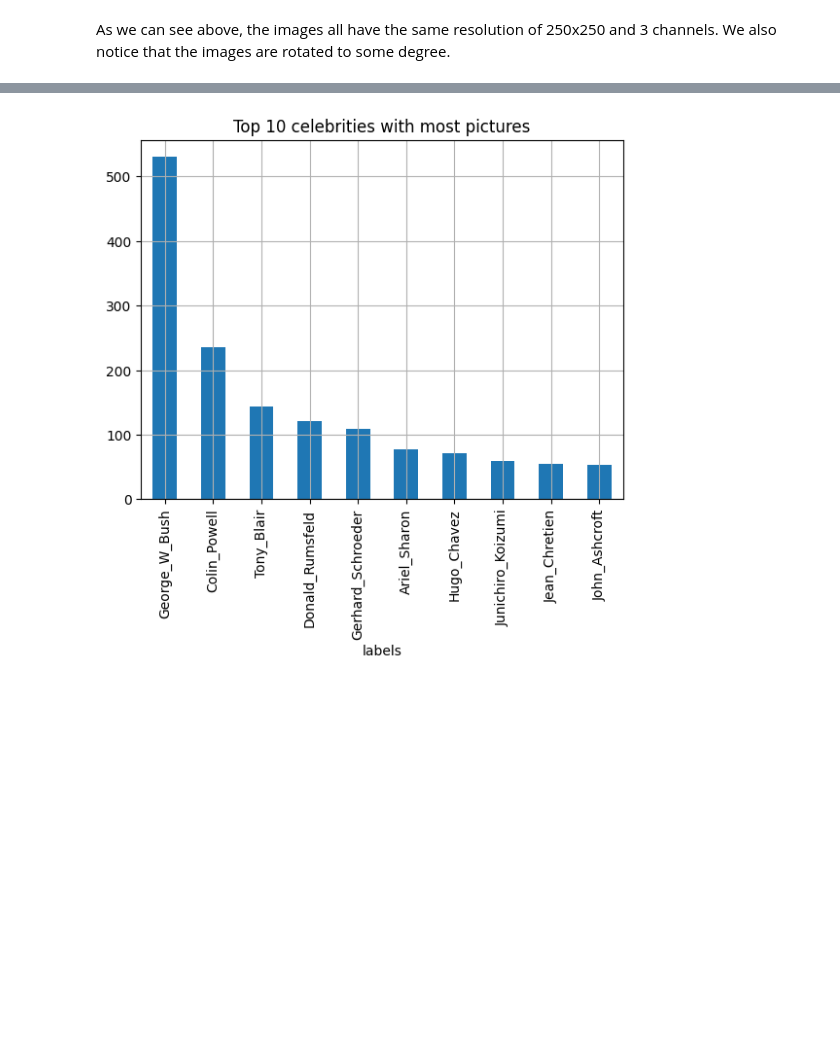
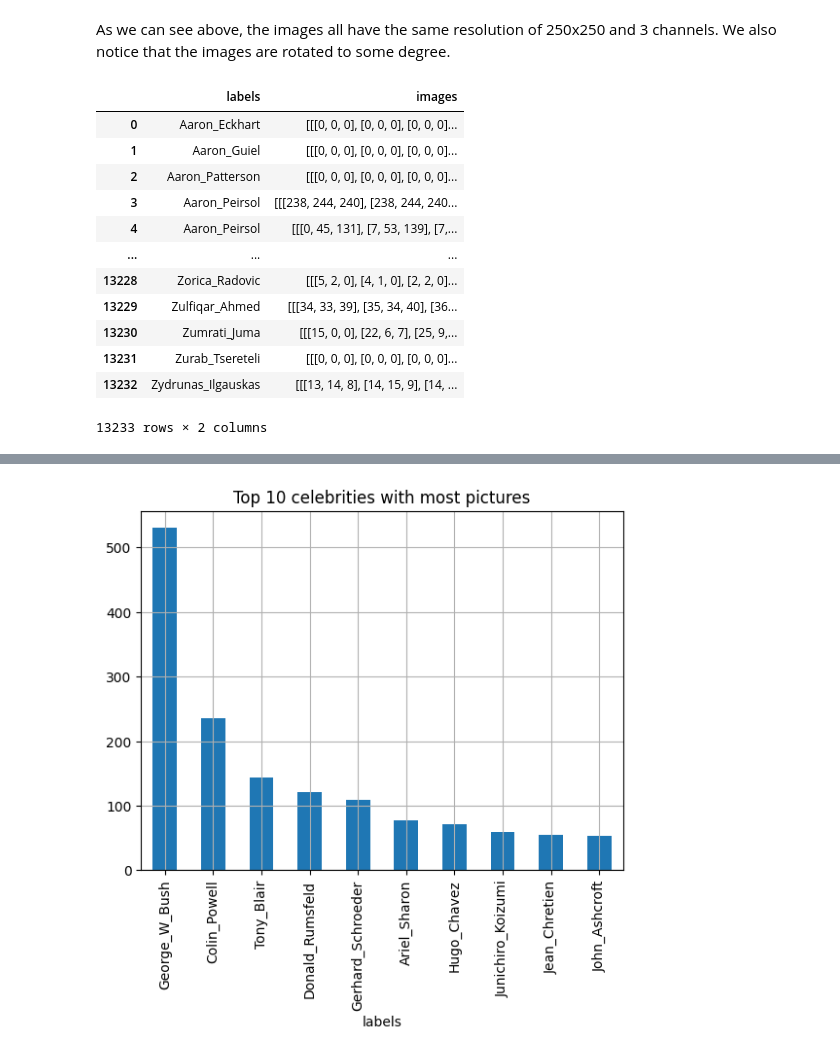
Before and after one commit to teslanando/AAI521_CV_Final_Team4, a Jupyter notebook: data_preparation.ipynb, the cells around one changed output, grey strips where cells are left out. Saved outputs shown, nothing was run; the diff lists cells and outputs as text; code cells hidden in the pictures; blank space fills up the shorter version.

```diff
--- a/data_preparation.ipynb
+++ b/data_preparation.ipynb
@@ -45,6 +45,22 @@ plt.show()
 As we can see above, the images all have the same resolution of 250x250 and 3 channels. We also notice that the images are rotated to some degree.
 # %%
 df = pd.DataFrame({"labels": labels, "images": pictures})
+# %%
+df
+# %% [output]
+|  | labels | images |
+| 0 | Aaron_Eckhart | [[[0, 0, 0], [0, 0, 0], [0, 0, 0]... |
+| 1 | Aaron_Guiel | [[[0, 0, 0], [0, 0, 0], [0, 0, 0]... |
+| 2 | Aaron_Patterson | [[[0, 0, 0], [0, 0, 0], [0, 0, 0]... |
+| 3 | Aaron_Peirsol | [[[238, 244, 240], [238, 244, 240... |
+| 4 | Aaron_Peirsol | [[[0, 45, 131], [7, 53, 139], [7,... |
+| ... | ... | ... |
+| 13228 | Zorica_Radovic | [[[5, 2, 0], [4, 1, 0], [2, 2, 0]... |
+| 13229 | Zulfiqar_Ahmed | [[[34, 33, 39], [35, 34, 40], [36... |
+| 13230 | Zumrati_Juma | [[[15, 0, 0], [22, 6, 7], [25, 9,... |
+| 13231 | Zurab_Tsereteli | [[[0, 0, 0], [0, 0, 0], [0, 0, 0]... |
+| 13232 | Zydrunas_Ilgauskas | [[[13, 14, 8], [14, 15, 9], [14, ... |
+13233 rows × 2 columns
 # %%
 val_counts = df["labels"].value_counts()
 
```
Also changed, not shown: parts of 6 cells of this notebook.
